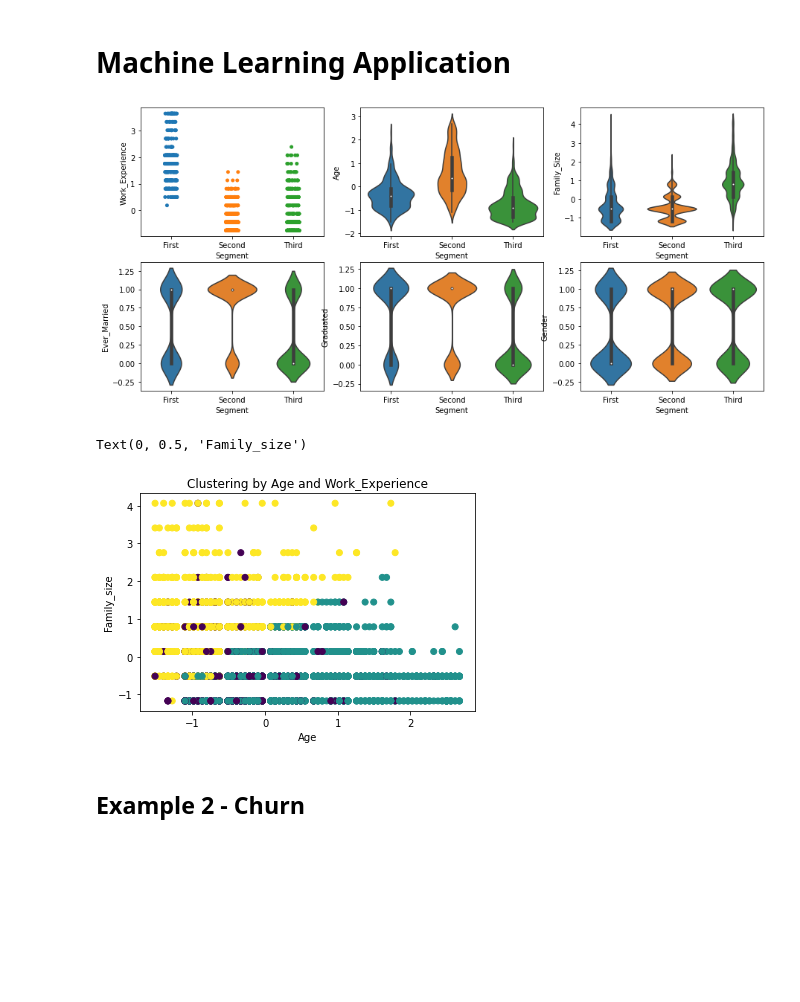
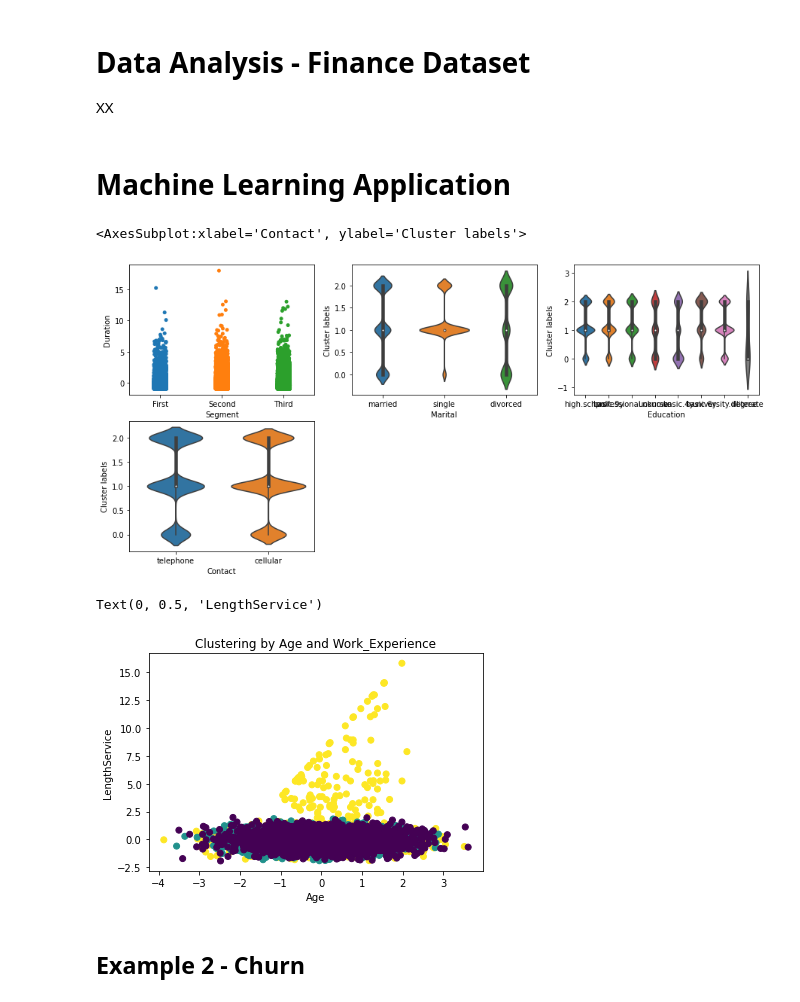
Before and after one commit to DC3044/AI4Business, a Jupyter notebook: Notebooks/ExecEd.ipynb, the cells around one changed output. Cells and saved outputs as stored; diff of their text form; code cells hidden in the pictures; blank space fills up the shorter version.

```diff
--- a/Notebooks/ExecEd.ipynb
+++ b/Notebooks/ExecEd.ipynb
@@ -131,0 +80,4 @@ sns.countplot(x='Spending_Score', data = df, palette='hls')
+# %%
+newlist = [1, 2, 3, 4, 5, 6]
+for x in newlist:  # The variable "x" will now represent each data point, one by one
+    print("The number now is,", x, "and its square is :", x * x)
@@ -131,0 +235,5 @@ sns.countplot(x='Spending_Score', data = df, palette='hls')
+# %%
+df = pd.read_csv("../Data/Marketing.csv", header="infer", encoding="utf8")
+print(df.columns)  # We first have a look at what are the columns
+print("_______")
+print(df.head(15)) # Then we look at the first 15 rows
@@ -132,15 +271,20 @@ sns.countplot(x='Spending_Score', data = df, palette='hls')
+# %% [markdown]
+# Data Analysis - Finance Dataset
+
+XX
 # %% [markdown]
 # Machine Learning Application
 # %%
 data = df.copy()
 
-data['Ever_Married'] = data['Ever_Married'].fillna(data['Ever_Married'].mode()[0])
-data['Graduated'] = data['Graduated'].fillna(data['Graduated'].mode()[0])
-data['Profession'] = data['Profession'].fillna(data['Profession'].mode()[0])
-data['Work_Experience'] = data['Work_Experience'].fillna(data['Work_Experience'].median())
-data['Family_Size'] = data['Family_Size'].fillna(data["Family_Size"].median())
+data['Marital'] = data['Marital'].fillna(data['Marital'].mode()[0])
+data['Contact'] = data['Contact'].fillna(data['Contact'].mode()[0])
+data['Education'] = data['Education'].fillna(data['Education'].mode()[0])
 
+replacedict = {"yes": 1, "no": 0, "unknown": 0}
+columns_to_replace = ["Housing", "Loan", "Success"]
+data[columns_to_replace] = data[columns_to_replace].replace(replacedict)
 Columnspos= [data.columns.get_loc(col) for col in list(data.select_dtypes("object").columns)]
-columns_to_normalize = ['Work_Experience','Family_Size','Age']
+columns_to_normalize = ['Duration']
 data[columns_to_normalize] = data[columns_to_normalize].apply(lambda x: (x - x.mean()) / np.std(x))
 # %%
@@ -155,26 +301,26 @@ data["Segment"] = data["Segment"].cat.reorder_categories(["First","Second","Thir
 # %%
 plt.figure(figsize=(15,7))
 plt.subplot(231)
-sns.stripplot(data=data, x="Segment", y="Work_Experience")
+sns.stripplot(data=data, x="Segment", y="Duration")
 plt.subplot(232)
-sns.violinplot(data=data, x="Segment", y="Age")
+sns.violinplot(data=data, x="Marital", y="Cluster labels")
 plt.subplot(233)
-sns.violinplot(data=data, x="Segment", y="Family_Size")
-dd = {"Yes": 1, "No": 0, "Male": 1, "Female": 0}
-for e, nonnum in enumerate(["Ever_Married", "Graduated", "Gender"]):
-    data = data.replace({nonnum: dd})
-    plt.subplot(2,3,e +4)
-    sns.violinplot(data=data, x="Segment", y=nonnum)
+sns.violinplot(data=data, x="Education", y="Cluster labels")
+dd = {"M": 1, "F": 0}
+#data = data.replace({"Gender": dd})
+plt.subplot(2,3,4)
+sns.violinplot(data=data, x="Contact", y="Cluster labels")
 # %% [output]
+<AxesSubplot:xlabel='Contact', ylabel='Cluster labels'>
-[figure, old version]
+[figure, new version]
 # %%
-plt.scatter(data["Age"], data["Family_Size"], c=data["Cluster labels"])
+plt.scatter(data["Duration"], data["LengthService"], c=data["Cluster labels"])
 plt.title('Clustering by Age and Work_Experience')
 plt.xlabel('Age')
-plt.ylabel('Family_size')
+plt.ylabel('LengthService')
 # %% [output]
-Text(0, 0.5, 'Family_size')
+Text(0, 0.5, 'LengthService')
-[figure, old version]
+[figure, new version]
 # %% [markdown]
 ## Example 2 - Churn
 # %%
```
Also changed, not shown: parts of 43 cells of this notebook, 5 other files.
